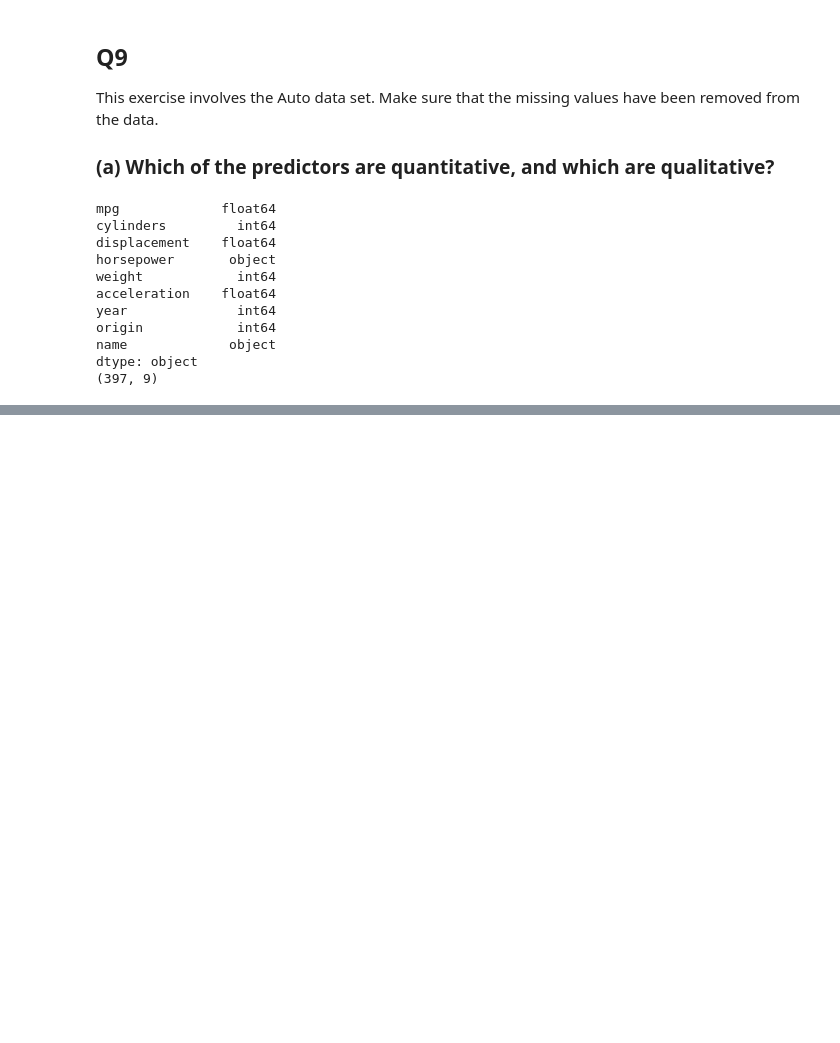
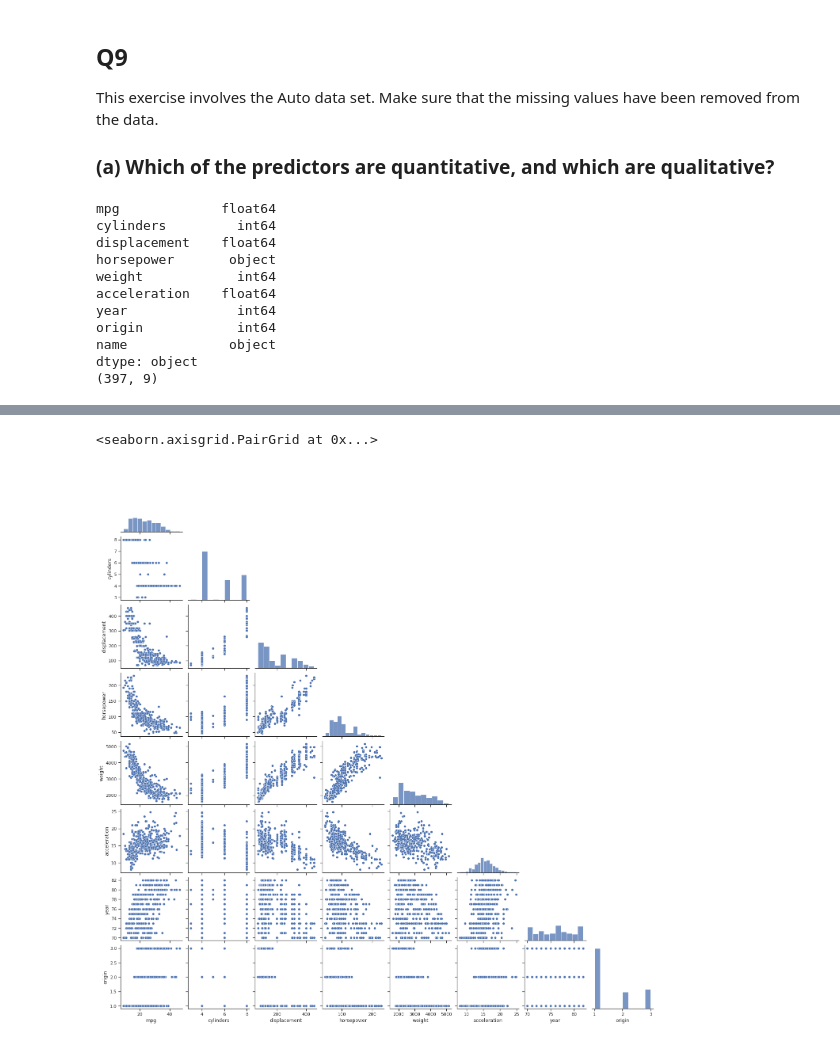
Before and after one commit to ferygood/ISLRv2_python, a Jupyter notebook: notebook/_build/jupyter_execute/content/ch2/exercise.ipynb, the cells around one changed output, grey strips where cells are left out. Saved outputs shown, nothing was run; the diff lists cells and outputs as text; code cells hidden in the pictures; blank space fills up the shorter version.

```diff
--- a/notebook/_build/jupyter_execute/content/ch2/exercise.ipynb
+++ b/notebook/_build/jupyter_execute/content/ch2/exercise.ipynb
@@ -182,0 +233,5 @@ You can now see the range of each quantitative predictors from the dataframe abo
+# %%
+sns.pairplot(auto, corner=True)
+# %% [output]
+<seaborn.axisgrid.PairGrid at 0x...>
+[figure, added]
```
Also changed, not shown: parts of 10 cells of this notebook, 10 other files.
